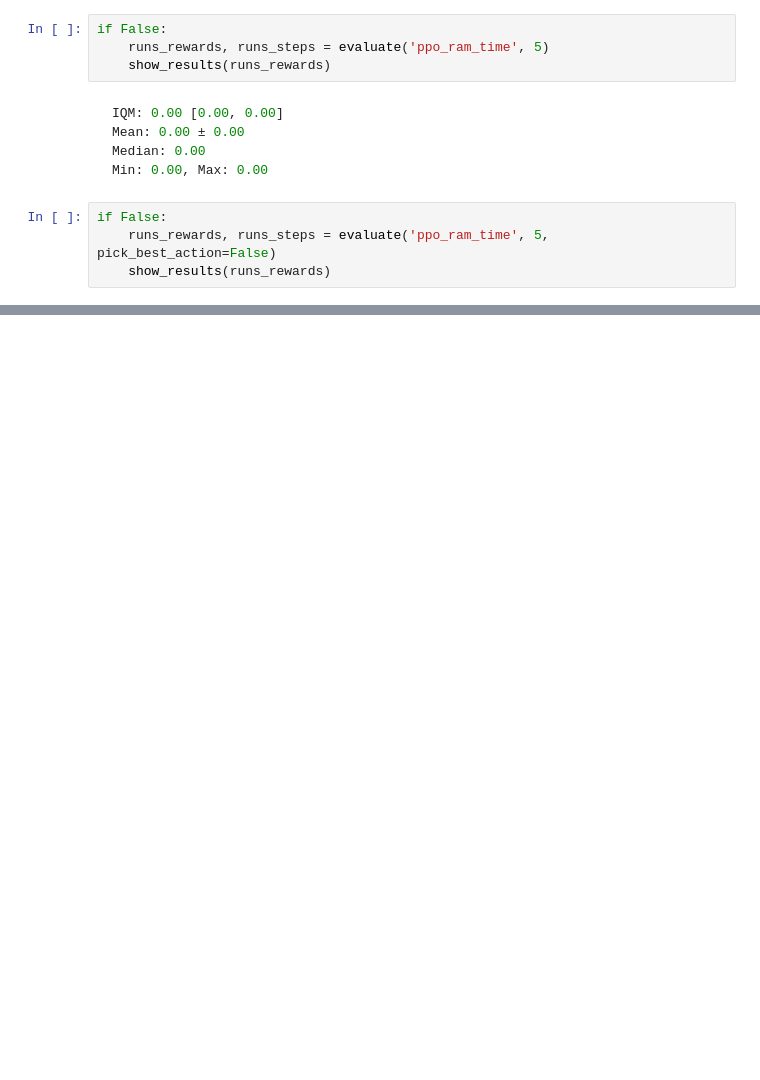
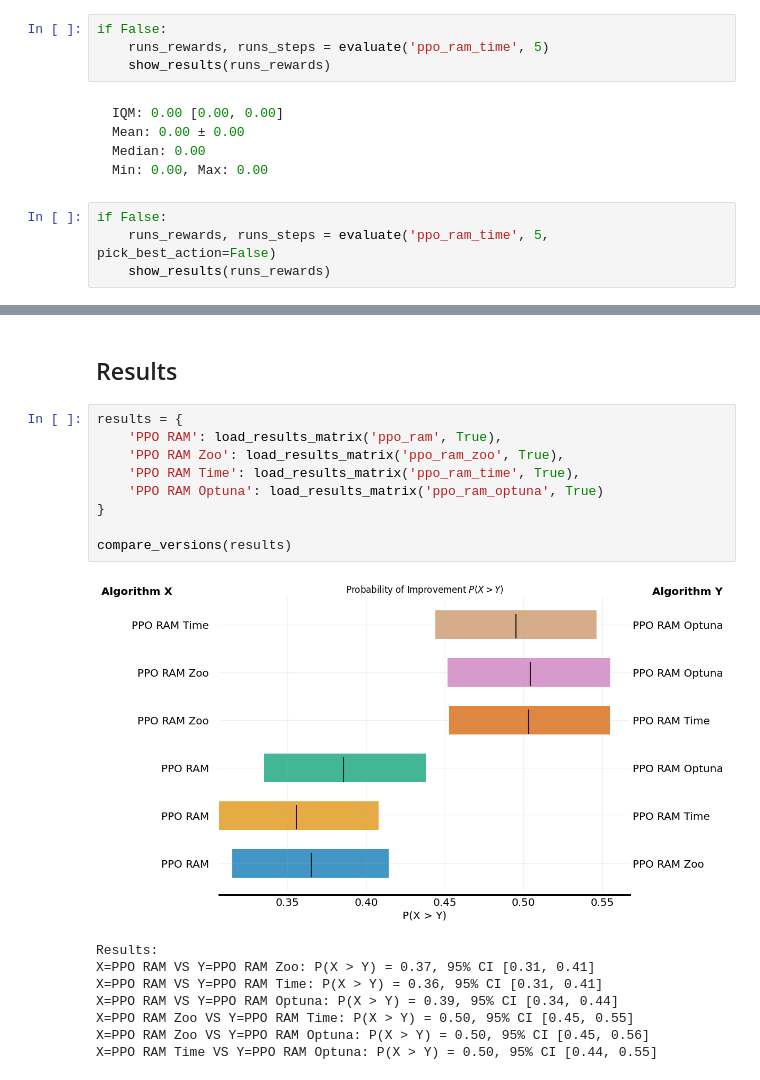
Before and after one commit to Tim-Pirotte/solaris, a Jupyter notebook: solaris.ipynb, the cells around one changed output, grey strips where cells are left out. Drawn from its saved outputs; the diff is of its cells as text; blank space fills up the shorter version.

```diff
--- a/solaris.ipynb
+++ b/solaris.ipynb
@@ -697,0 +1044,20 @@ Due to the time constraints of the project I will implement the median pruner us
+# %% [markdown]
+## Results
+# %%
+results = {
+    'PPO RAM': load_results_matrix('ppo_ram', True),
+    'PPO RAM Zoo': load_results_matrix('ppo_ram_zoo', True),
+    'PPO RAM Time': load_results_matrix('ppo_ram_time', True),
+    'PPO RAM Optuna': load_results_matrix('ppo_ram_optuna', True)
+}
+
+compare_versions(results)
+# %% [output]
+[figure, added]
+Results:
+X=PPO RAM VS Y=PPO RAM Zoo: P(X > Y) = 0.37, 95% CI [0.31, 0.41]
+X=PPO RAM VS Y=PPO RAM Time: P(X > Y) = 0.36, 95% CI [0.31, 0.41]
+X=PPO RAM VS Y=PPO RAM Optuna: P(X > Y) = 0.39, 95% CI [0.34, 0.44]
+X=PPO RAM Zoo VS Y=PPO RAM Time: P(X > Y) = 0.50, 95% CI [0.45, 0.55]
+X=PPO RAM Zoo VS Y=PPO RAM Optuna: P(X > Y) = 0.50, 95% CI [0.45, 0.56]
+X=PPO RAM Time VS Y=PPO RAM Optuna: P(X > Y) = 0.50, 95% CI [0.44, 0.55]
```
Also changed, not shown: parts of 33 cells of this notebook, 7 other files.
